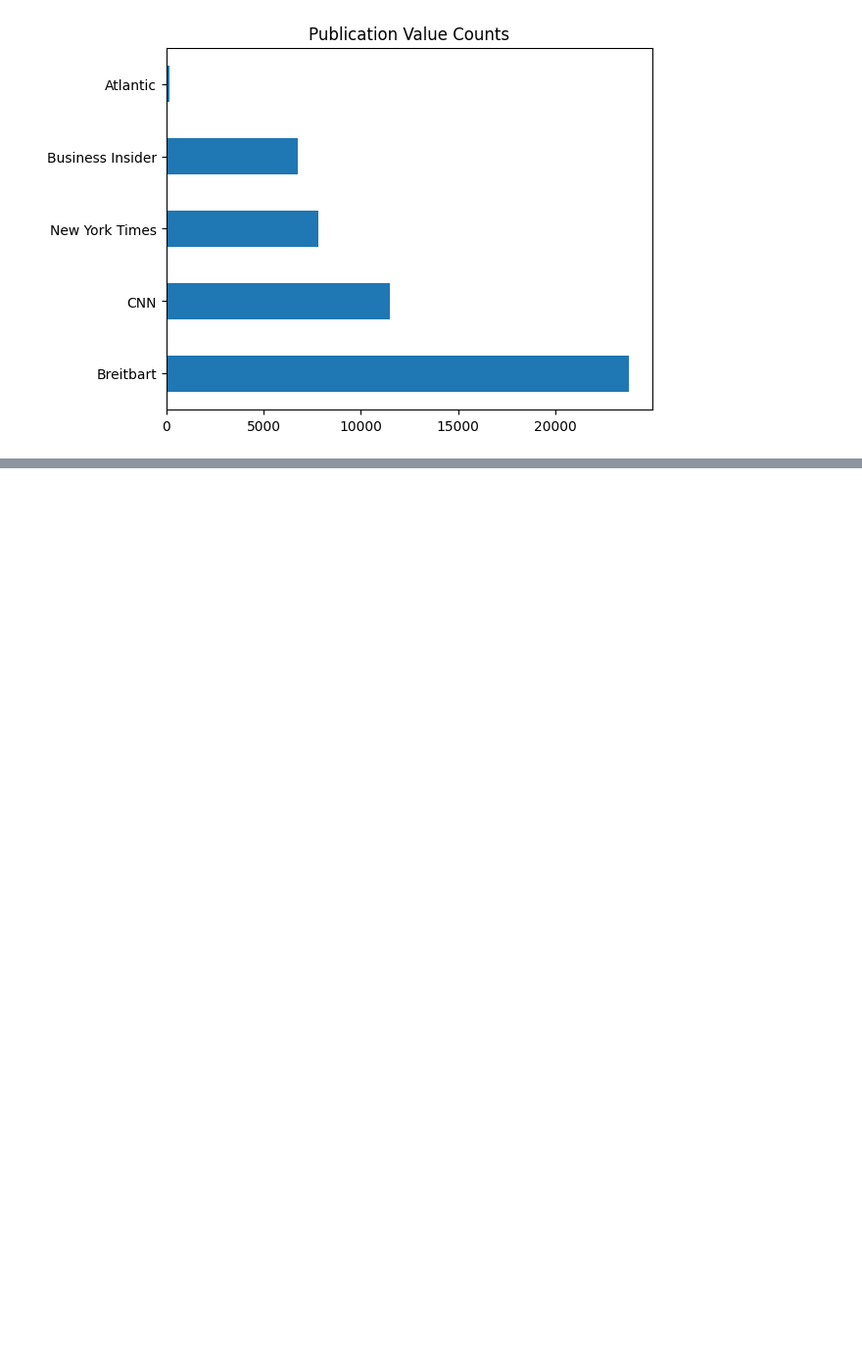
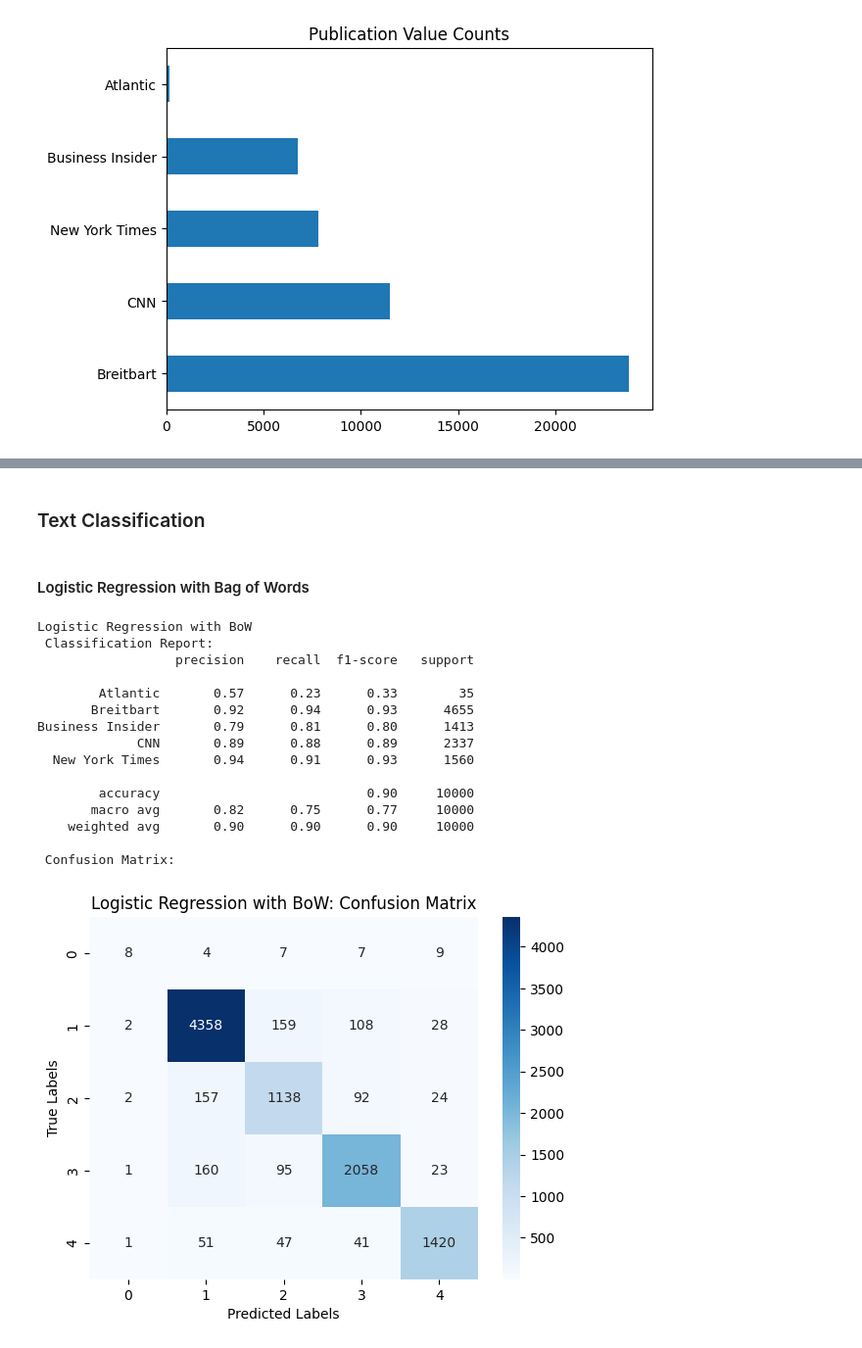
Before and after one commit to felix1102/NLP_finalproject, a Jupyter notebook: NLP_Fredrik_Codes.ipynb, the cells around one changed output, grey strips where cells are left out. Shown at 98% size. Saved outputs shown, nothing was run; the diff lists cells and outputs as text; code cells hidden in the pictures; blank space fills up the shorter version.

Commit message:
Logistic Regression

```diff
--- a/NLP_Fredrik_Codes.ipynb
+++ b/NLP_Fredrik_Codes.ipynb
@@ -229,0 +114,4 @@ wv = api.load('word2vec-google-news-300')
+# %%
+# CountVectorizer
+BoW = CountVectorizer()
+BoW.fit(df['content'])
@@ -229,0 +164,27 @@ wv = api.load('word2vec-google-news-300')
+# %% [markdown]
+### Text Classification
+# %%
+# Evaluation function that prints classification report and confusion matrix
+def evaluate(y_test, y_pred, model_name):
+    '''
+    Function for Evaluating a model
+    Prints out:
+    --- Classification Report
+    --- Confusion Matrix
+    '''
+
+    print(f"\033[34m{model_name}\033[0m")
+
+    #print accuracy
+    cm = confusion_matrix(y_test, y_pred)
+    print(f" \033[32mClassification Report:\033[0m")
+    print(classification_report(y_test, y_pred, zero_division=False))
+    print(f" \033[32mConfusion Matrix:\033[0m")
+
+    sns.heatmap(cm, annot=True, cmap='Blues', fmt='g')
+    plt.title(f'{model_name}: Confusion Matrix')
+    plt.xlabel('Predicted Labels')
+    plt.ylabel('True Labels')
+    plt.show()
+# %% [markdown]
+#### Logistic Regression with Bag of Words
@@ -229,0 +198,29 @@ wv = api.load('word2vec-google-news-300')
+# %%
+# Vectorizer
+X_train_bow = BoW.transform(X_train)
+X_test_bow = BoW.transform(X_test)
+
+# Classifier
+lr_bow = LogisticRegression(max_iter=1000000)
+lr_bow.fit(X_train_bow, y_train)
+
+# Evaluate
+yPred_bow = lr_bow.predict(X_test_bow)
+evaluate(y_test, yPred_bow, 'Logistic Regression with BoW')
+# %% [output]
+Logistic Regression with BoW
+ Classification Report:
+                  precision    recall  f1-score   support
+
+        Atlantic       0.57      0.23      0.33        35
+       Breitbart       0.92      0.94      0.93      4655
+Business Insider       0.79      0.81      0.80      1413
+             CNN       0.89      0.88      0.89      2337
+  New York Times       0.94      0.91      0.93      1560
+
+        accuracy                           0.90     10000
+       macro avg       0.82      0.75      0.77     10000
+    weighted avg       0.90      0.90      0.90     10000
+
+ Confusion Matrix:
+[figure, added]
```
Also changed, not shown: parts of 39 cells of this notebook.
